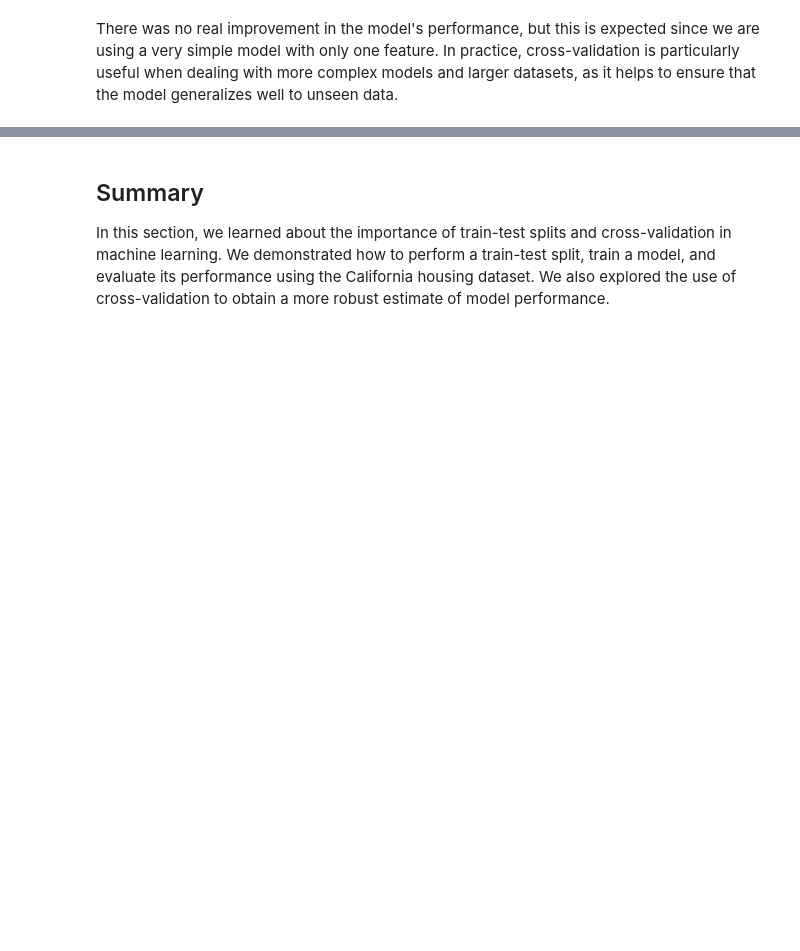
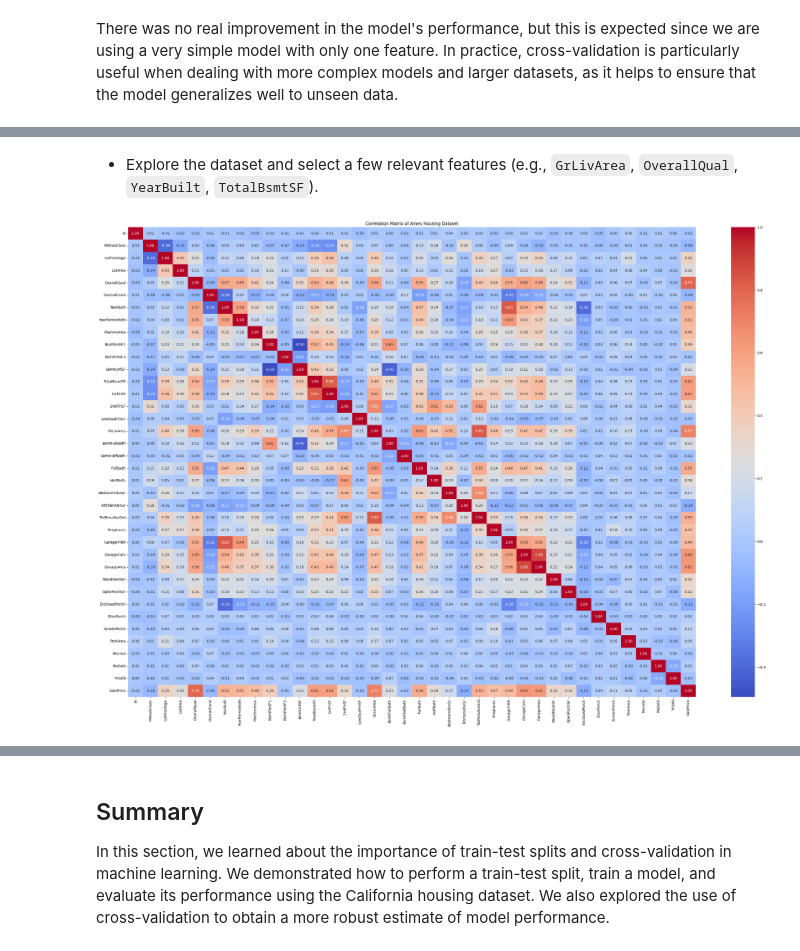
Before and after one commit to UG-Team-Data-Science/ml-workshop, a Jupyter notebook: src/S01: Introduction to Machine Learning/S01C04: Train-Test Splits and Cross-Validation.ipynb, the cells around one changed output, grey strips where cells are left out. Saved outputs shown, nothing was run; the diff lists cells and outputs as text; code cells hidden in the pictures; blank space fills up the shorter version.

```diff
--- a/src/S01: Introduction to Machine Learning/S01C04: Train-Test Splits and Cross-Validation.ipynb
+++ b/src/S01: Introduction to Machine Learning/S01C04: Train-Test Splits and Cross-Validation.ipynb
@@ -131,0 +176,18 @@ There was no real improvement in the model's performance, but this is expected s
+# %%
+from sklearn.datasets import fetch_openml
+data = fetch_openml(name='house_prices', as_frame=True)
+# %% [markdown]
+-   Explore the dataset and select a few relevant features (e.g., `GrLivArea`, `OverallQual`, `YearBuilt`, `TotalBsmtSF`).
+# %%
+# Retain only numerical features for simplicity
+data.frame = data.frame.select_dtypes(include=['number'])
+
+# Plot the correlation matrix
+import seaborn as sns
+import matplotlib.pyplot as plt
+plt.figure(figsize=(36, 24))
+sns.heatmap(data.frame.corr(), annot=True, cmap='coolwarm', fmt='.2f')
+plt.title('Correlation Matrix of Ames Housing Dataset')
+plt.show()
+# %% [output]
+[figure, added]
```
Also changed, not shown: parts of 18 cells of this notebook.
